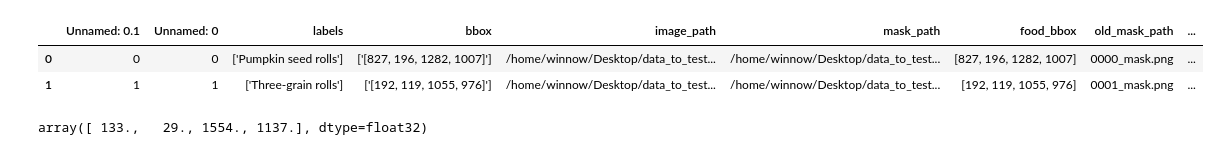
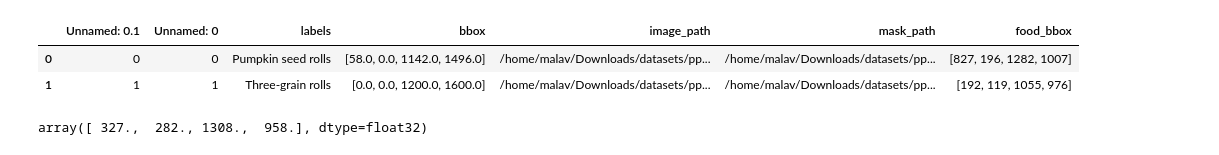
Before and after one commit to bigmb/mb_annotation, a Jupyter notebook: finetune_sam2.ipynb, the cells around one changed output. Cells and saved outputs as stored; diff of their text form; code cells hidden in the pictures.

```diff
--- a/finetune_sam2.ipynb
+++ b/finetune_sam2.ipynb
@@ -48,26 +60,26 @@ def get_points(mask,num_points): # Sample points inside the input mask
 # %%
 import pandas as pd
 
-t1 = pd.read_csv("/home/winnow/Desktop/data_to_test/final_food_data.csv")
+t1 = pd.read_csv("/home/malav/Downloads/datasets/pp_dataset/data_to_test/full_path_data.csv")
 t1.head(2)
 # %% [output]
-|  | Unnamed: 0.1 | Unnamed: 0 | labels | bbox | image_path | mask_path | food_bbox | old_mask_path | ... |
-| 0 | 0 | 0 | ['Pumpkin seed rolls'] | ['[827, 196, 1282, 1007]'] | /home/winnow/Desktop/data_to_test... | /home/winnow/Desktop/data_to_test... | [827, 196, 1282, 1007] | 0000_mask.png | ... |
-| 1 | 1 | 1 | ['Three-grain rolls'] | ['[192, 119, 1055, 976]'] | /home/winnow/Desktop/data_to_test... | /home/winnow/Desktop/data_to_test... | [192, 119, 1055, 976] | 0001_mask.png | ... |
+|  | Unnamed: 0.1 | Unnamed: 0 | labels | bbox | image_path | mask_path | food_bbox |
+| 0 | 0 | 0 | Pumpkin seed rolls | [58.0, 0.0, 1142.0, 1496.0] | /home/malav/Downloads/datasets/pp... | /home/malav/Downloads/datasets/pp... | [827, 196, 1282, 1007] |
+| 1 | 1 | 1 | Three-grain rolls | [0.0, 0.0, 1200.0, 1600.0] | /home/malav/Downloads/datasets/pp... | /home/malav/Downloads/datasets/pp... | [192, 119, 1055, 976] |
 # %%
 # # read image and sample points
 # image,mask = read_image('/home/winnow/Desktop/data_to_test/images/0007.png','/home/winnow/Desktop/data_to_test/mask/0007_mask.png')
 # input_points = get_points(mask,3)
 # input_labels = np.ones([len(input_points),1])
 
-value = 155
+value = 119
 image = cv2.imread(t1['image_path'].iloc[value])
 image = cv2.cvtColor(image,cv2.COLOR_BGR2RGB)
 bbox = eval((t1['food_bbox'].iloc[value]))
 bbox_np = np.array(bbox,dtype=np.float32)
 bbox_np
 # %% [output]
-array([ 133.,   29., 1554., 1137.], dtype=float32)
+array([ 327.,  282., 1308.,  958.], dtype=float32)
 # %%
 from mb_annotation.segsam2 import *
 # %%
```
Also changed, not shown: parts of 6 cells of this notebook, 3 other files.
